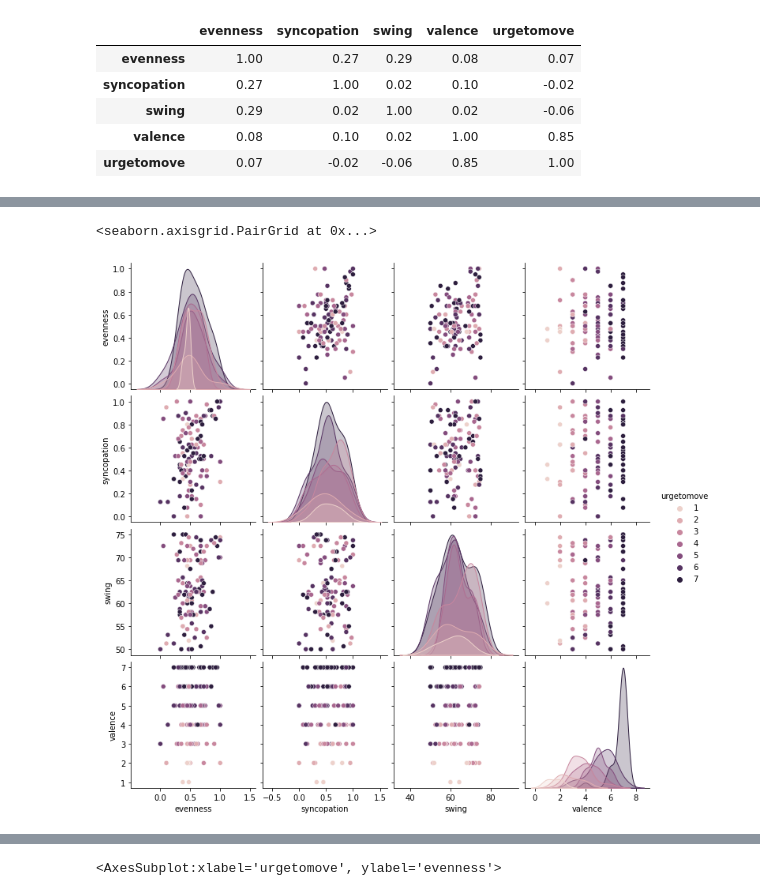
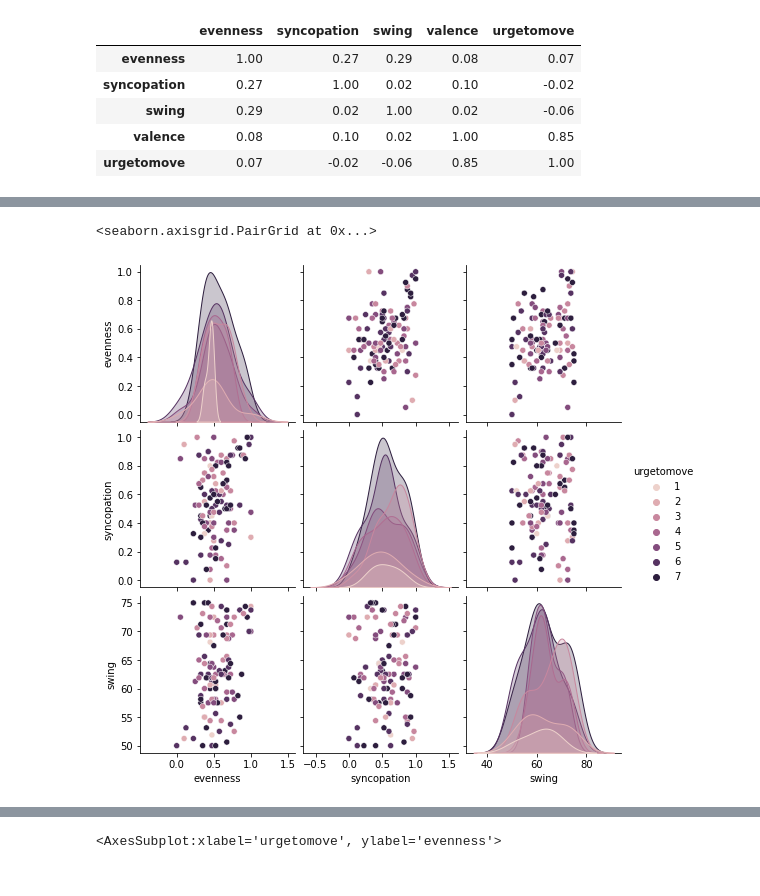
Before and after one commit to pamonroy/groove-smpc, a Jupyter notebook: grovesmpc_analisys.ipynb, the cells around one changed output, grey strips where cells are left out. Cells and saved outputs as stored; diff of their text form; code cells hidden in the pictures.

```diff
--- a/grovesmpc_analisys.ipynb
+++ b/grovesmpc_analisys.ipynb
@@ -95,5 +100,6 @@ corr.style.background_gradient(cmap='coolwarm').format(precision=2)
 # %%
-sb.pairplot(df, hue='urgetomove')
+dfu=df.drop(columns=["valence"])
+sb.pairplot(dfu, hue='urgetomove')
 # %% [output]
 <seaborn.axisgrid.PairGrid at 0x...>
-[figure, old version]
+[figure, new version]
```
Also changed, not shown: parts of 2 cells of this notebook.
